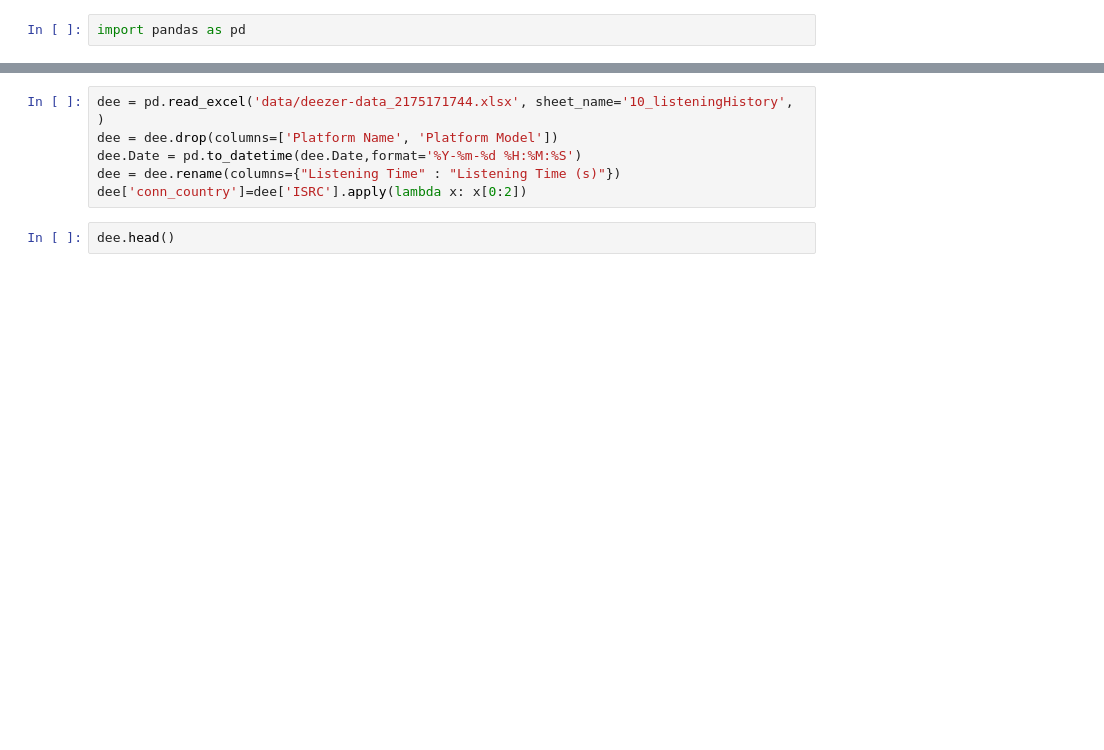
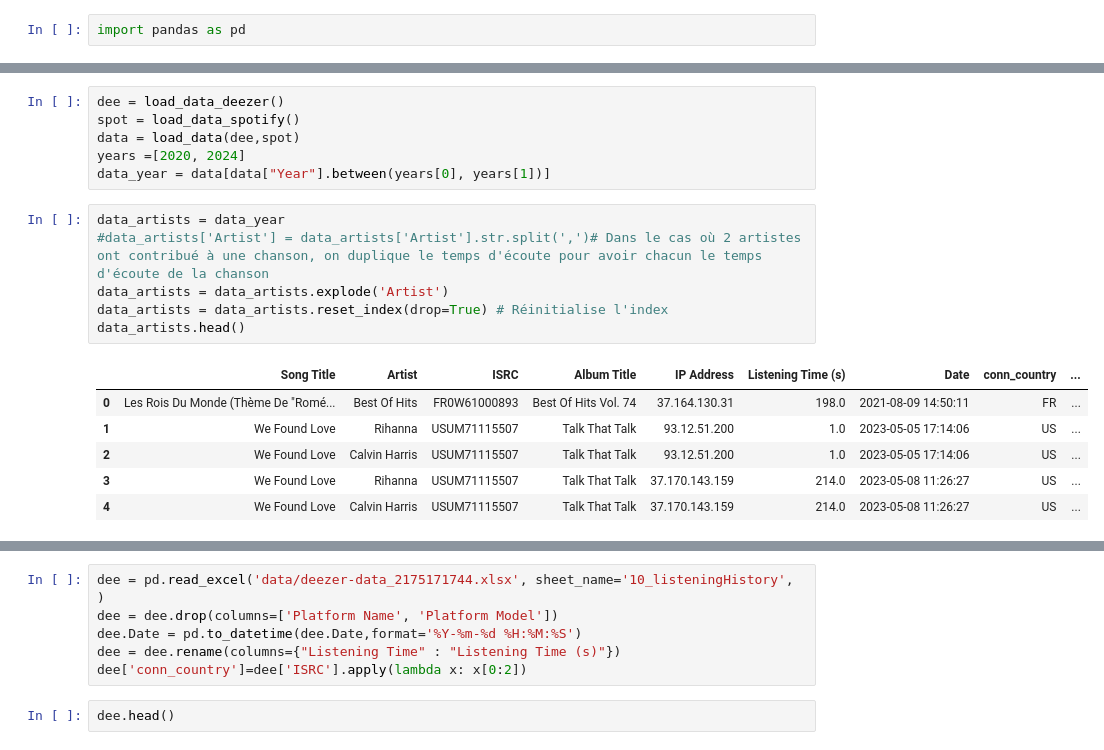
Before and after one commit to MarionBml/deezer-dataset, a Jupyter notebook: notebook.ipynb, the cells around one changed output, grey strips where cells are left out. Drawn from its saved outputs; the diff is of its cells as text; blank space fills up the shorter version.

```diff
--- a/notebook.ipynb
+++ b/notebook.ipynb
@@ -2,0 +51,19 @@ import pandas as pd
+# %%
+dee = load_data_deezer()
+spot = load_data_spotify()
+data = load_data(dee,spot)
+years =[2020, 2024]
+data_year = data[data["Year"].between(years[0], years[1])]
+# %%
+data_artists = data_year
+#data_artists['Artist'] = data_artists['Artist'].str.split(',')# Dans le cas où 2 artistes ont contribué à une chanson, on duplique le temps d'écoute pour avoir chacun le temps d'écoute de la chanson
+data_artists = data_artists.explode('Artist')
+data_artists = data_artists.reset_index(drop=True) # Réinitialise l'index
+data_artists.head()
+# %% [output]
+|  | Song Title | Artist | ISRC | Album Title | IP Address | Listening Time (s) | Date | conn_country | ... |
+| 0 | Les Rois Du Monde (Thème De "Romé... | Best Of Hits | FR0W61000893 | Best Of Hits Vol. 74 | 37.164.130.31 | 198.0 | 2021-08-09 14:50:11 | FR | ... |
+| 1 | We Found Love | Rihanna | USUM71115507 | Talk That Talk | 93.12.51.200 | 1.0 | 2023-05-05 17:14:06 | US | ... |
+| 2 | We Found Love | Calvin Harris | USUM71115507 | Talk That Talk | 93.12.51.200 | 1.0 | 2023-05-05 17:14:06 | US | ... |
+| 3 | We Found Love | Rihanna | USUM71115507 | Talk That Talk | 37.170.143.159 | 214.0 | 2023-05-08 11:26:27 | US | ... |
+| 4 | We Found Love | Calvin Harris | USUM71115507 | Talk That Talk | 37.170.143.159 | 214.0 | 2023-05-08 11:26:27 | US | ... |
```
Also changed, not shown: parts of 17 cells of this notebook, 2 other files.
